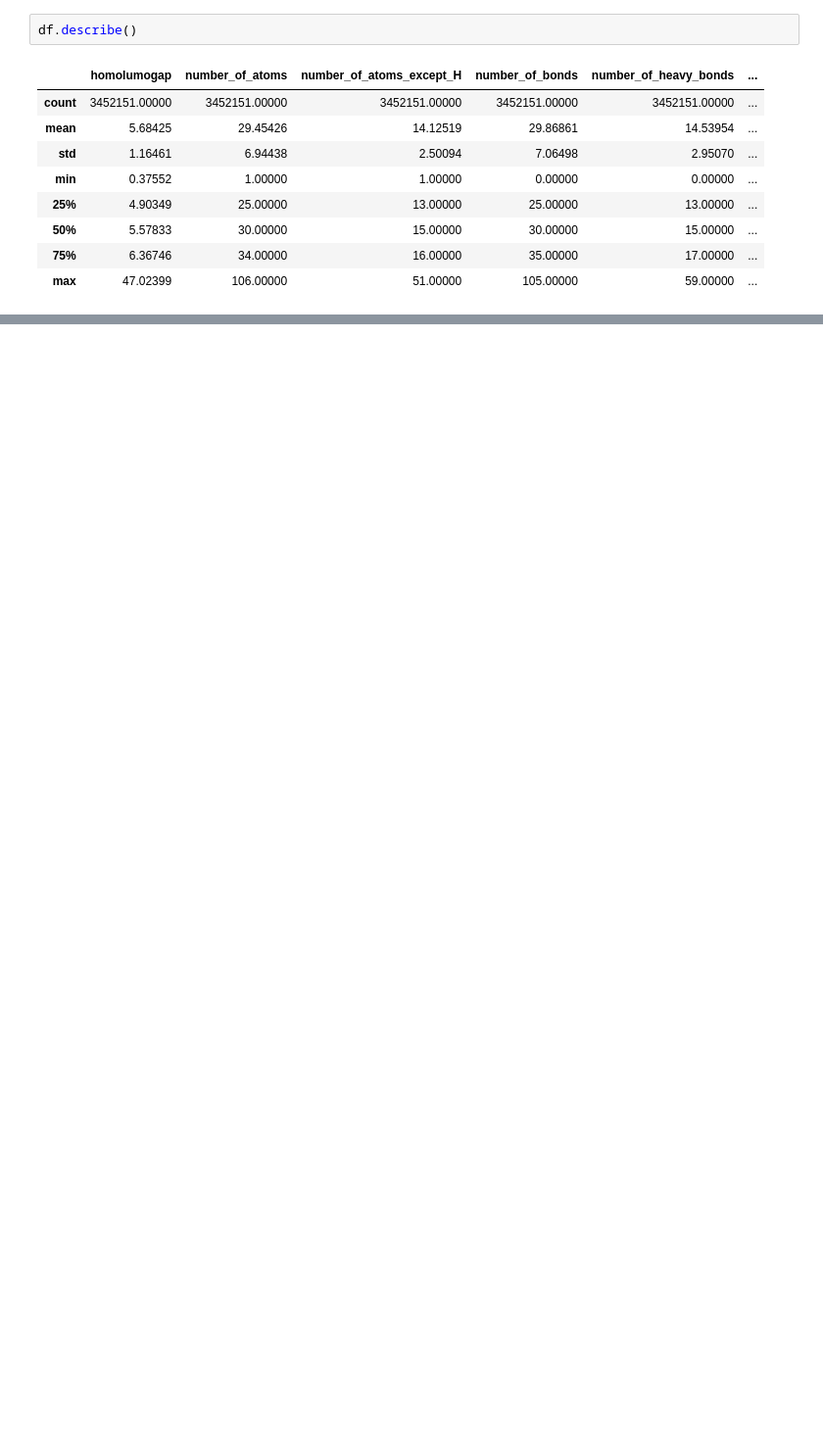
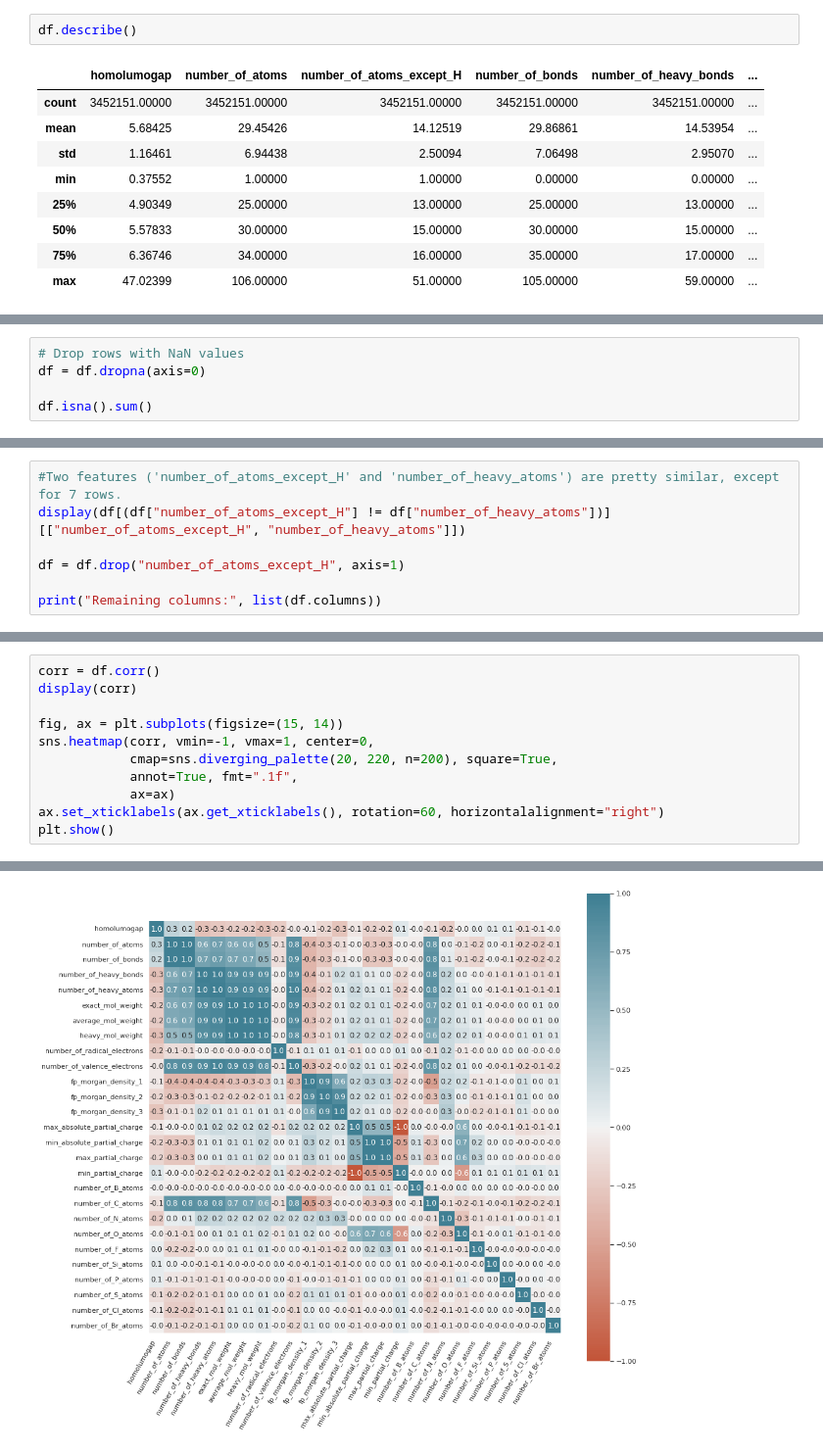
Before and after one commit to henchaves/coc361-ic, a Jupyter notebook: notebooks/03 - Exploratory Data Analysis.ipynb, the cells around one changed output, grey strips where cells are left out. Shown at 98% size. Cells and saved outputs as stored; diff of their text form; blank space fills up the shorter version.

Commit message:
Clean data and plot charts

```diff
--- a/notebooks/03 - Exploratory Data Analysis.ipynb
+++ b/notebooks/03 - Exploratory Data Analysis.ipynb
@@ -69,0 +85,5 @@ df = df.drop("number_of_conformations", axis=1)
+# %%
+# Drop rows with NaN values
+df = df.dropna(axis=0)
+
+df.isna().sum()
@@ -69,0 +108,7 @@ df = df.drop("number_of_conformations", axis=1)
+# %%
+#Two features ('number_of_atoms_except_H' and 'number_of_heavy_atoms') are pretty similar, except for 7 rows.
+display(df[(df["number_of_atoms_except_H"] != df["number_of_heavy_atoms"])][["number_of_atoms_except_H", "number_of_heavy_atoms"]])
+
+df = df.drop("number_of_atoms_except_H", axis=1)
+
+print("Remaining columns:", list(df.columns))
@@ -69,0 +125,12 @@ df = df.drop("number_of_conformations", axis=1)
+# %%
+corr = df.corr()
+display(corr)
+
+fig, ax = plt.subplots(figsize=(15, 14))
+sns.heatmap(corr, vmin=-1, vmax=1, center=0,
+            cmap=sns.diverging_palette(20, 220, n=200), square=True,
+            annot=True, fmt=".1f",
+            ax=ax)
+ax.set_xticklabels(ax.get_xticklabels(), rotation=60, horizontalalignment="right")
+plt.show()
+# %% [output]
@@ -69,0 +154 @@ df = df.drop("number_of_conformations", axis=1)
+[figure, added]
```
Also changed, not shown: parts of 18 cells of this notebook.
